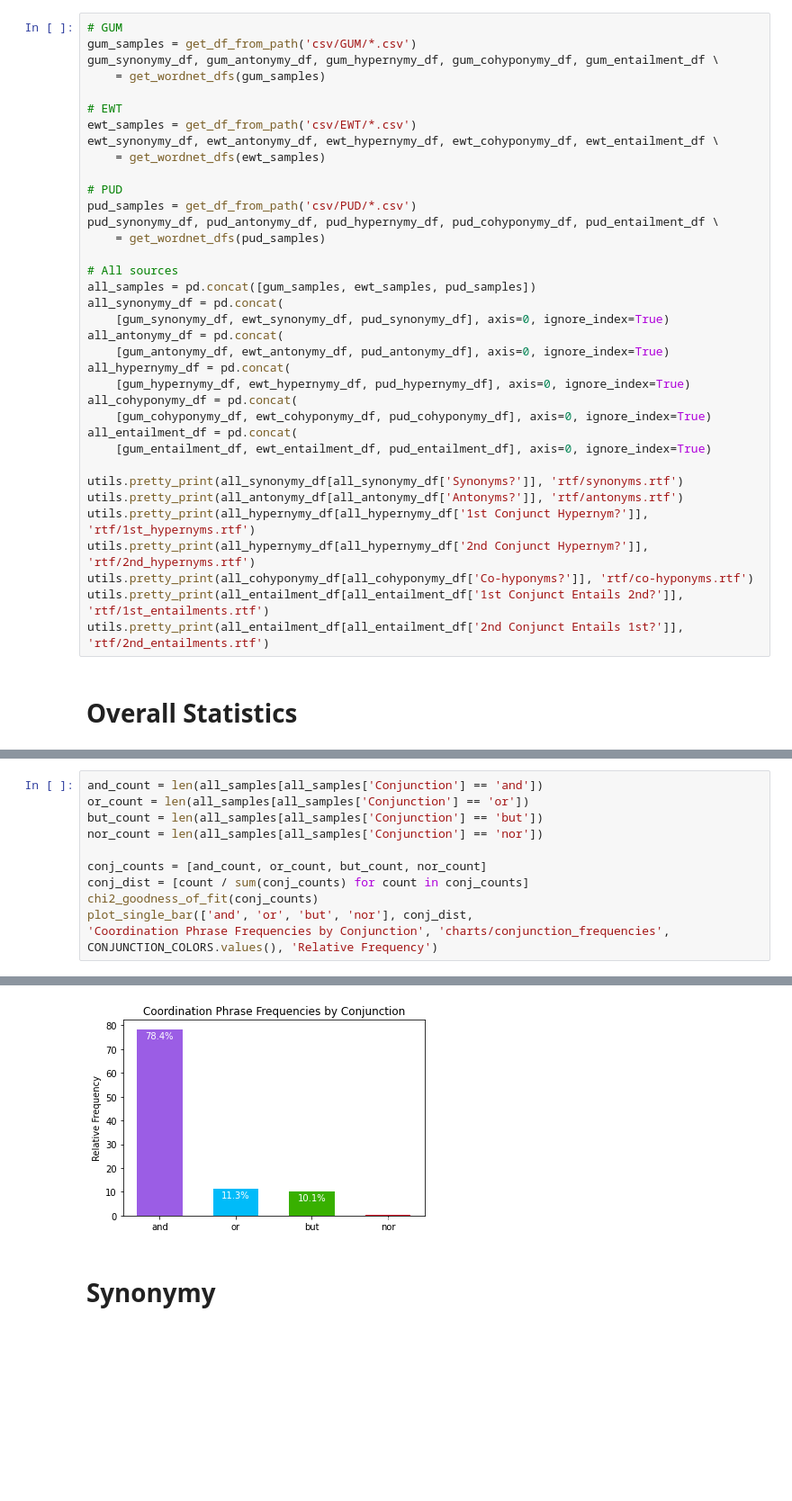
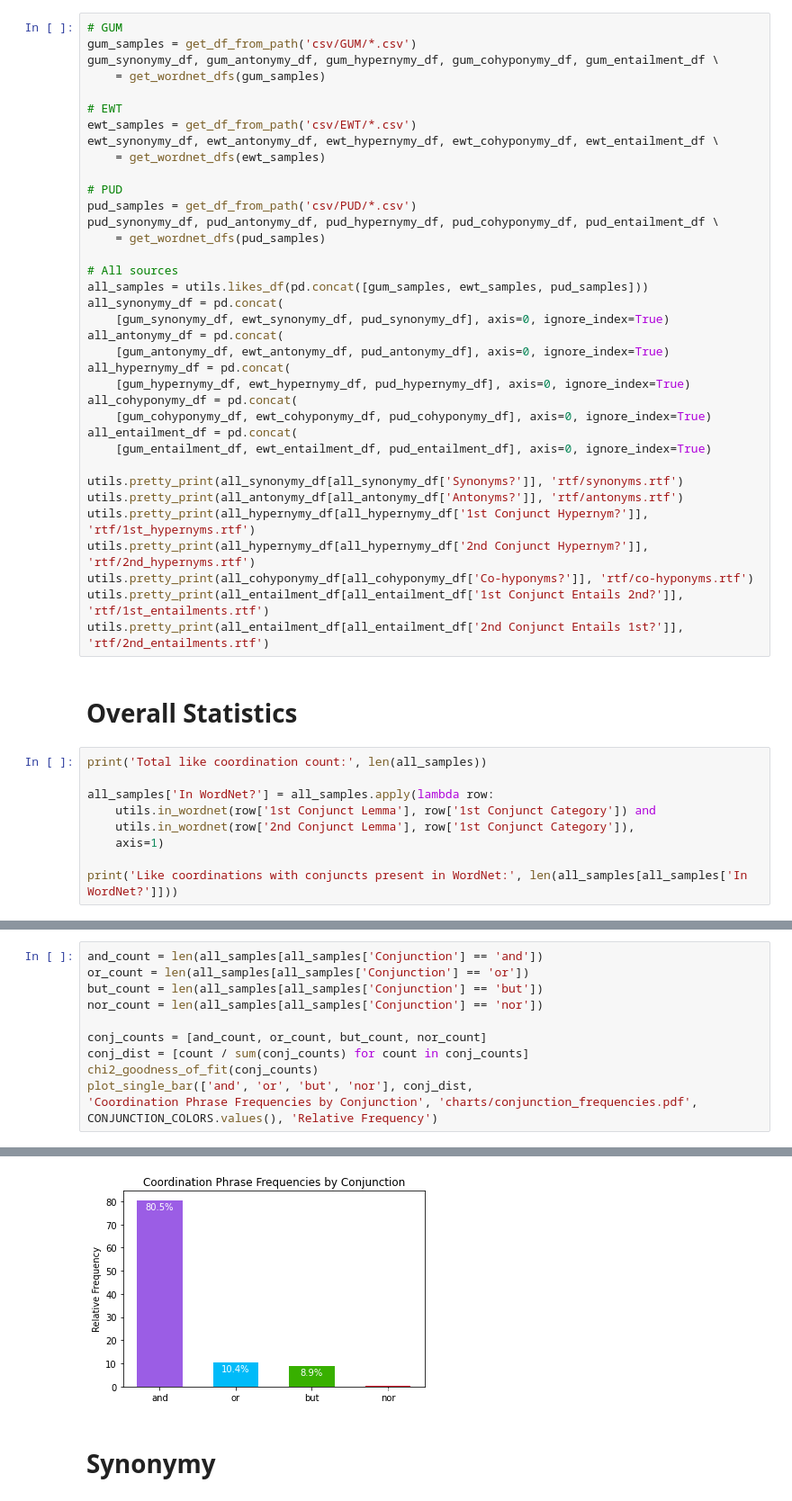
Before and after one commit to jkallini/SemanticCoordinationAnalysis, a Jupyter notebook: analysis.ipynb, the cells around one changed output, grey strips where cells are left out. Shown at 90% size. Drawn from its saved outputs; the diff is of its cells as text; blank space fills up the shorter version.

Commit message:
Add metric of coordinations not in WordNet

```diff
--- a/analysis.ipynb
+++ b/analysis.ipynb
@@ -407,7 +407,7 @@ pud_synonymy_df, pud_antonymy_df, pud_hypernymy_df, pud_cohyponymy_df, pud_entai
     = get_wordnet_dfs(pud_samples)
 
 # All sources
-all_samples = pd.concat([gum_samples, ewt_samples, pud_samples])
+all_samples = utils.likes_df(pd.concat([gum_samples, ewt_samples, pud_samples]))
 all_synonymy_df = pd.concat(
     [gum_synonymy_df, ewt_synonymy_df, pud_synonymy_df], axis=0, ignore_index=True)
 all_antonymy_df = pd.concat(
@@ -428,3 +428,12 @@ utils.pretty_print(all_entailment_df[all_entailment_df['1st Conjunct Entails 2nd
 utils.pretty_print(all_entailment_df[all_entailment_df['2nd Conjunct Entails 1st?']], 'rtf/2nd_entailments.rtf')
 # %% [markdown]
 # Overall Statistics
+# %%
+print('Total like coordination count:', len(all_samples))
+
+all_samples['In WordNet?'] = all_samples.apply(lambda row:
+    utils.in_wordnet(row['1st Conjunct Lemma'], row['1st Conjunct Category']) and
+    utils.in_wordnet(row['2nd Conjunct Lemma'], row['1st Conjunct Category']),
+    axis=1)
+
+print('Like coordinations with conjuncts present in WordNet:', len(all_samples[all_samples['In WordNet?']]))
@@ -438,7 +450,7 @@ conj_counts = [and_count, or_count, but_count, nor_count]
 conj_dist = [count / sum(conj_counts) for count in conj_counts]
 chi2_goodness_of_fit(conj_counts)
 plot_single_bar(['and', 'or', 'but', 'nor'], conj_dist,
-'Coordination Phrase Frequencies by Conjunction', 'charts/conjunction_frequencies',
+'Coordination Phrase Frequencies by Conjunction', 'charts/conjunction_frequencies.pdf',
 CONJUNCTION_COLORS.values(), 'Relative Frequency')
 # %% [output]
 Chi-square Test for Goodness of Fit
@@ -451,5 +463,5 @@ stat=16431.222, p=0.000
 Dependent (reject H0)
-[figure, old version]
+[figure, new version]
 # %% [markdown]
 # Synonymy
 # %%
```
Also changed, not shown: parts of 2 cells of this notebook, 2 other files.
